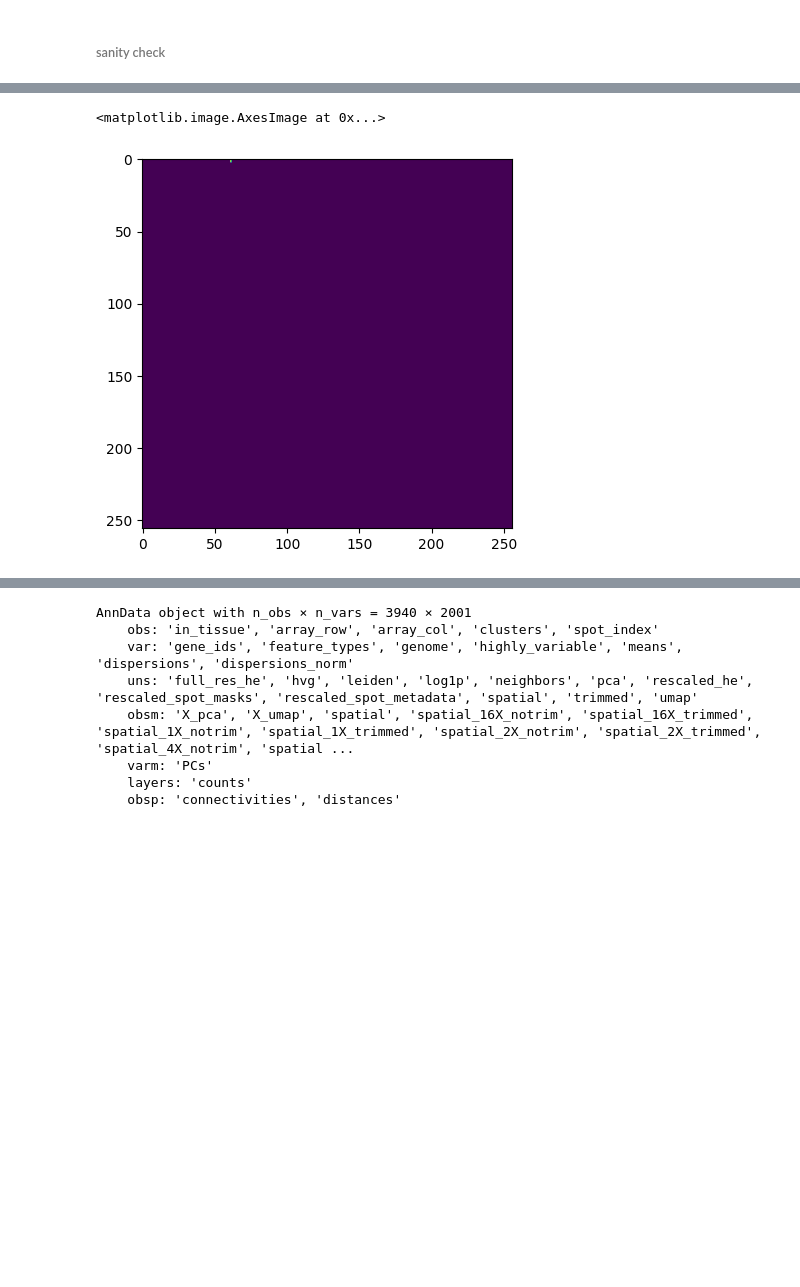
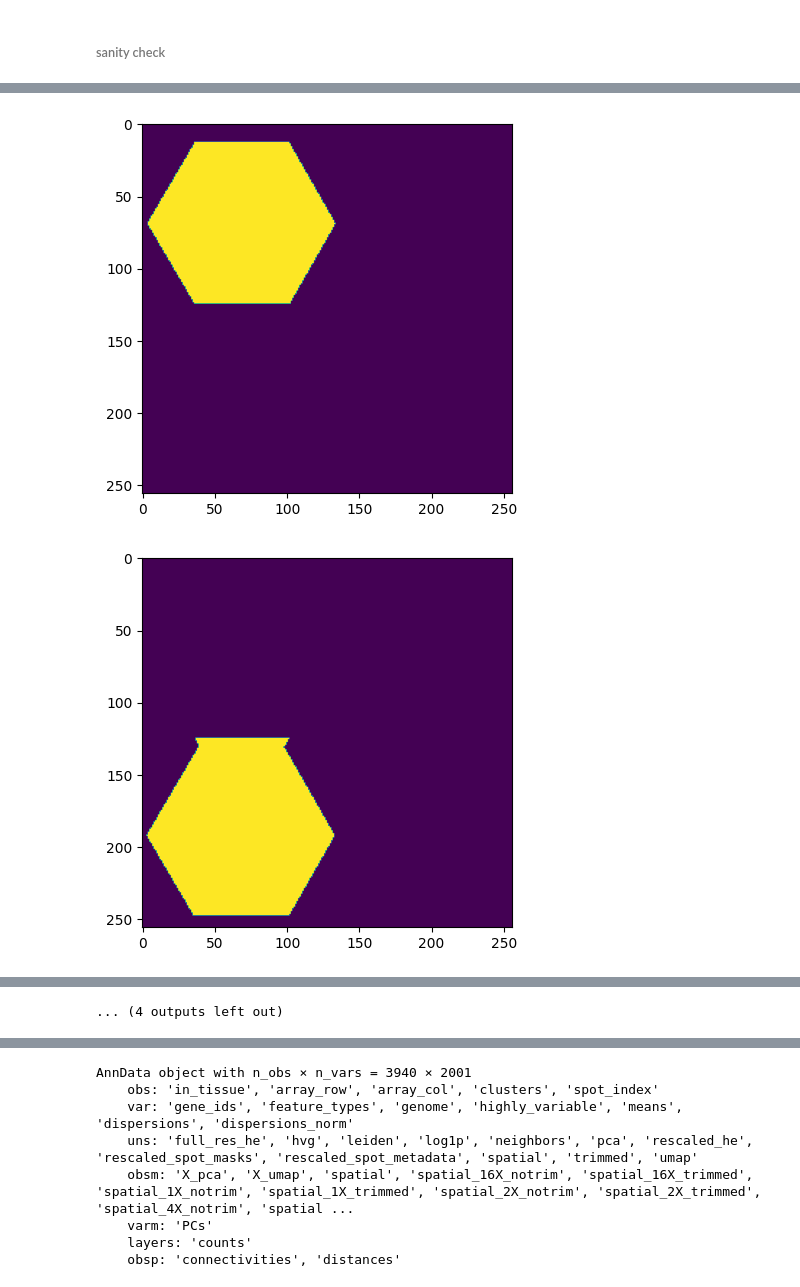
Before and after one commit to estorrs/deep-spatial-genomics, a Jupyter notebook: notebooks/save_datasets.ipynb, the cells around one changed output, grey strips where cells are left out. Drawn from its saved outputs; the diff is of its cells as text; code cells hidden in the pictures; blank space fills up the shorter version.

```diff
--- a/notebooks/save_datasets.ipynb
+++ b/notebooks/save_datasets.ipynb
@@ -633,3 +655,7 @@ plt.imshow(torch.sum(ds[i]['masks'], dim=0))
 # %%
-plt.imshow(ds[i]['masks'][6])
+for m in range(ds[i]['masks'].shape[0]):
+    plt.imshow(ds[i]['masks'][m])
+    plt.show()
 # %% [output]
+[figure, new version]
+[figure, added]
@@ -636,5 +672,4 @@ plt.imshow(ds[i]['masks'][6])
-<matplotlib.image.AxesImage at 0x...>
+... (4 outputs left out)
-[figure, old version]
 # %%
 plt.imshow(ds[i]['exp_tiles'][:, :, train_adata.var.index.to_list().index('EPCAM')])
 # %% [output]
```
Also changed, not shown: parts of 28 cells of this notebook.
